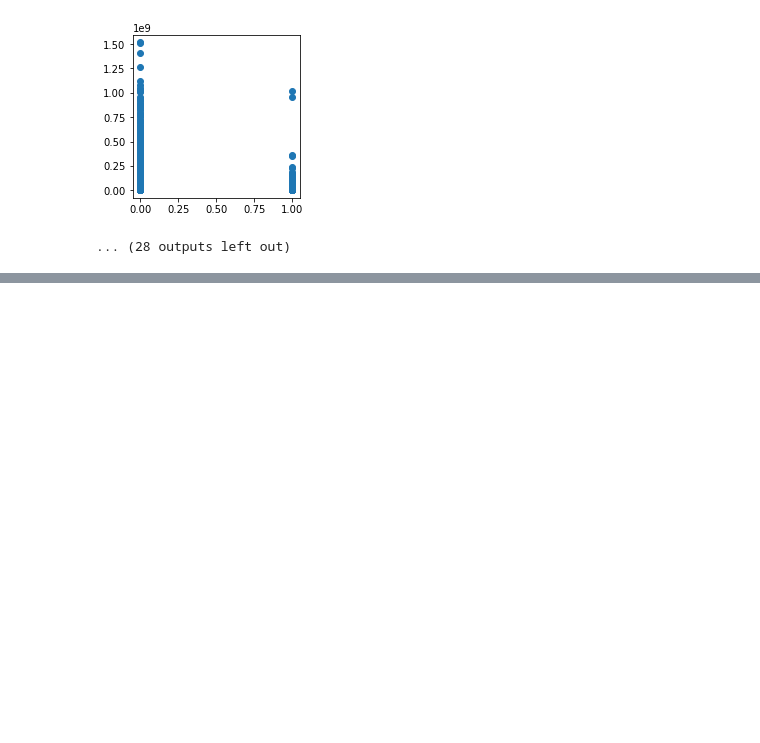
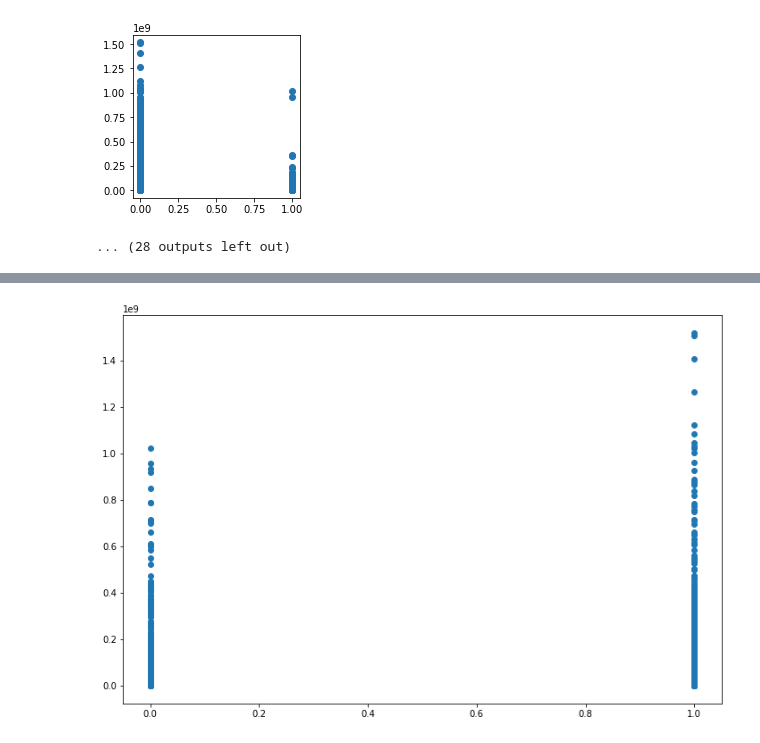
Before and after one commit to giacomobais/Data-WebMining, a Jupyter notebook: Progetto.ipynb, the cells around one changed output, grey strips where cells are left out. Cells and saved outputs as stored; diff of their text form; code cells hidden in the pictures; blank space fills up the shorter version.

```diff
--- a/Progetto.ipynb
+++ b/Progetto.ipynb
@@ -409,0 +607,5 @@ plt.show()
+# %%
+for i, e in enumerate(train['Keywords']):
+    print (i)
+    for comp in e:
+        print(comp['name'])
@@ -409,0 +630,16 @@ plt.show()
+# %%
+train['list_of_keywords'] = train['Keywords'].apply(lambda x: [comp['name'] for comp in x])
+# %%
+list_of_keywords = []
+for l in train['list_of_keywords']:
+    for key in l:
+        list_of_keywords.append(key)
+
+print(len(list_of_keywords))
+unique_keywords = set(list_of_keywords)
+print(len(unique_keywords))
+top_50_keys_pair = Counter(list_of_keywords).most_common(50)
+top_50_keys = []
+for p in top_50_keys_pair:
+    top_50_keys.append(p[0])
+Counter(list_of_keywords).most_common(50)
@@ -409,0 +666,8 @@ plt.show()
+# %%
+train['isInTop50Keywords'] = pd.Series([1 if list(set(x) & set(top_50_keys)) != [] else 0 for x in train['list_of_keywords']], index =list(range(1,3001)))
+# %%
+plt.figure(figsize=(12,8))
+plt.scatter("isInTop50Keywords", "revenue", data=train)
+plt.show()
+# %% [output]
+[figure, added]
```
Also changed, not shown: parts of 34 cells of this notebook.
